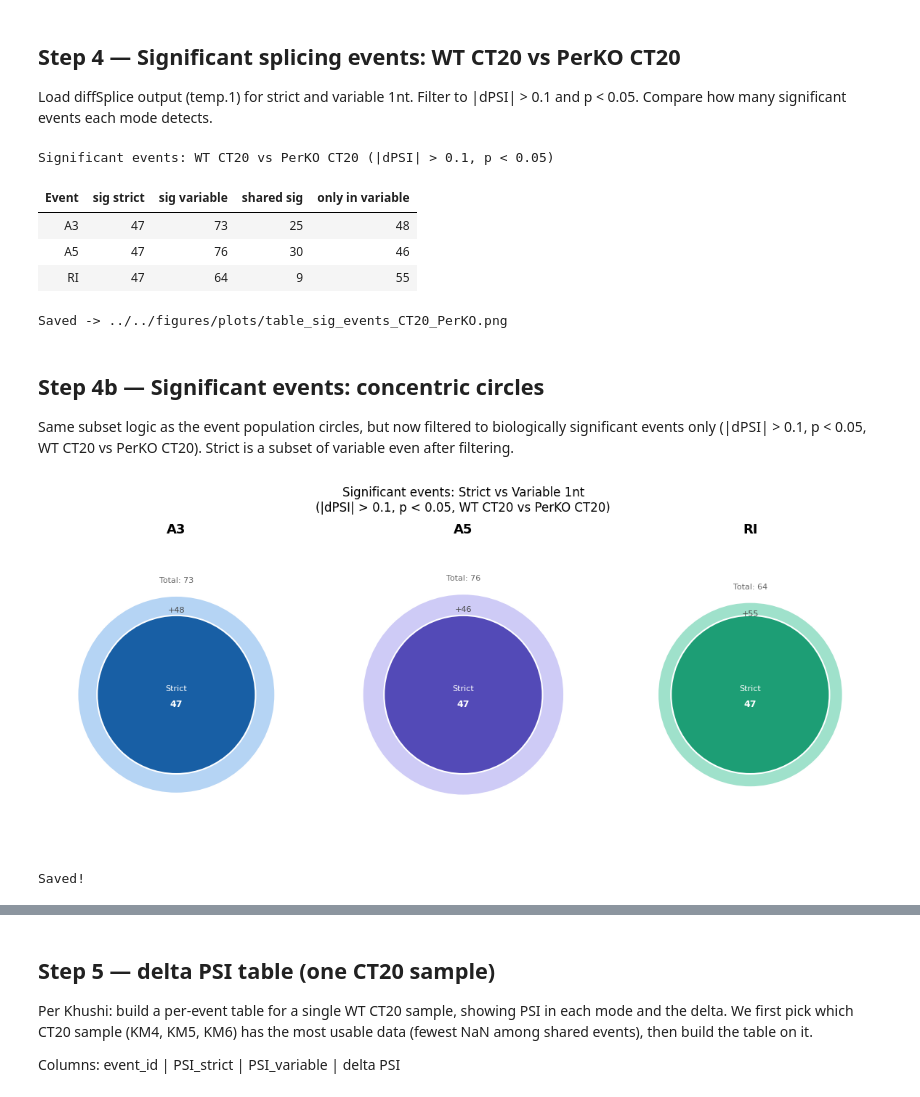
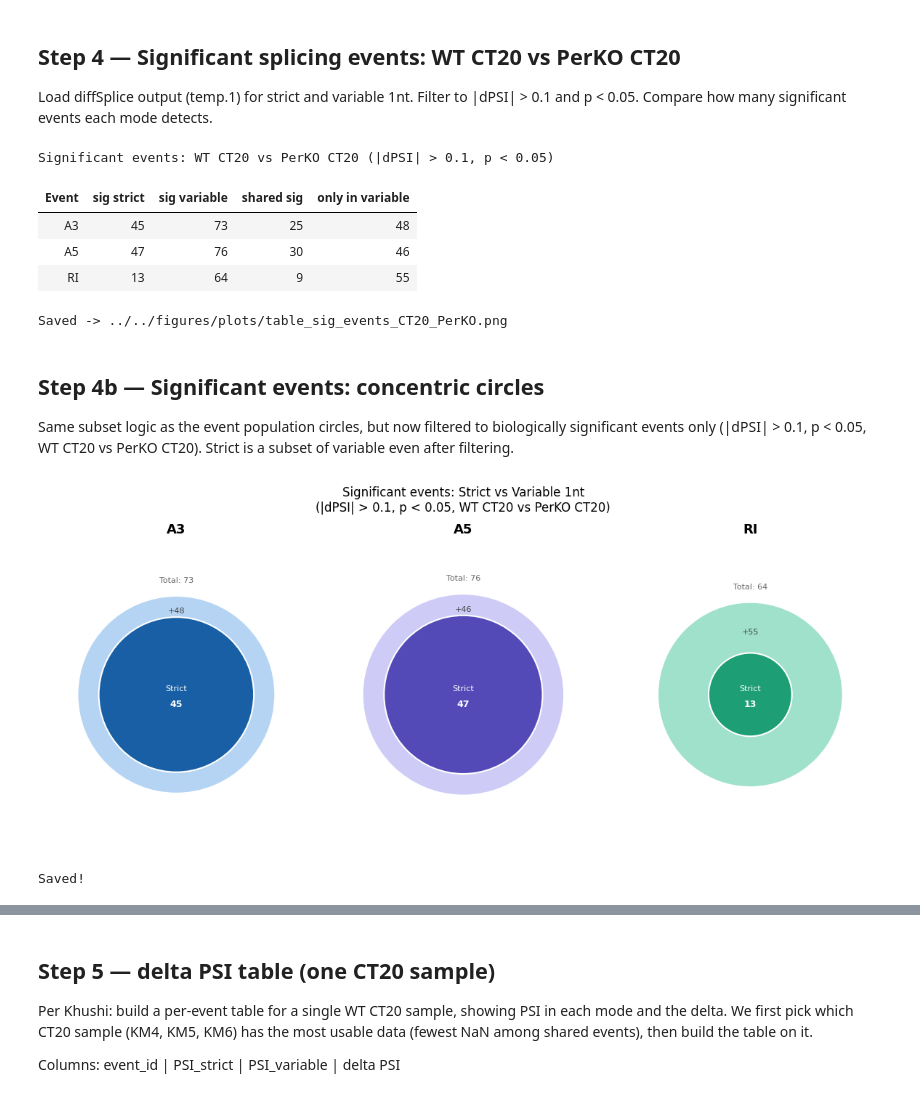
Before and after one commit to griceyrt/Internship, a Jupyter notebook: analysis/notebooks/03_psi_comparison.ipynb, the cells around one changed output, grey strips where cells are left out. Cells and saved outputs as stored; diff of their text form; code cells hidden in the pictures.

```diff
--- a/analysis/notebooks/03_psi_comparison.ipynb
+++ b/analysis/notebooks/03_psi_comparison.ipynb
@@ -370,38 +370,38 @@ for event in EVENT_TYPES:
     sig_var1   = filter_significant(df_var1)
 
     ids_strict_raw = set(sig_strict["event_id"])
     ids_var1       = set(sig_var1["event_id"])
     ids_strict_fmt, ids_shared, ids_var_only = get_shared_sig(ids_strict_raw, ids_var1, event)
 
     sig_events[event] = {
-        "strict":   ids_strict,
+        "strict":   ids_strict_fmt, # reformatted strict IDs for accurate comparison
         "var1":     ids_var1,
         "shared":   ids_shared,
         "var_only": ids_var_only,
     }
 
     rows.append({
         "Event":              event,
-        "sig strict":         len(ids_strict),
+        "sig strict":         len(ids_strict_fmt), # reformatted strict IDs for accurate count
         "sig variable":       len(ids_var1),
         "shared sig":         len(ids_shared),
         "only in variable":   len(ids_var_only),
     })
 
 df_sig = pd.DataFrame(rows)
 display(style_table(df_sig, "Significant events: WT CT20 vs PerKO CT20 (|dPSI| > 0.1, p < 0.05)"))
 export_table_png(
     df_sig,
     "../../figures/plots/table_sig_events_CT20_PerKO.png",
     title="Significant events: WT CT20 vs PerKO CT20 (|dPSI| > 0.1, p < 0.05)",
     figsize=(14, 3)
 )
 # %% [output]
 Significant events: WT CT20 vs PerKO CT20 (|dPSI| > 0.1, p < 0.05)
 | Event | sig strict | sig variable | shared sig | only in variable |
-| A3 | 47 | 73 | 25 | 48 |
+| A3 | 45 | 73 | 25 | 48 |
 | A5 | 47 | 76 | 30 | 46 |
-| RI | 47 | 64 | 9 | 55 |
+| RI | 13 | 64 | 9 | 55 |
 Saved -> ../../figures/plots/table_sig_events_CT20_PerKO.png
 # %% [markdown]
 ## Step 4b — Significant events: concentric circles
@@ -468,7 +468,7 @@ plt.savefig("../../figures/plots/venn_concentric_sig_events.png",
 plt.show()
 print("Saved!")
 # %% [output]
-[figure, old version]
+[figure, new version]
 Saved!
 # %%
 from matplotlib_venn import venn2
```
Also changed, not shown: parts of 5 cells of this notebook, 11 other files.
